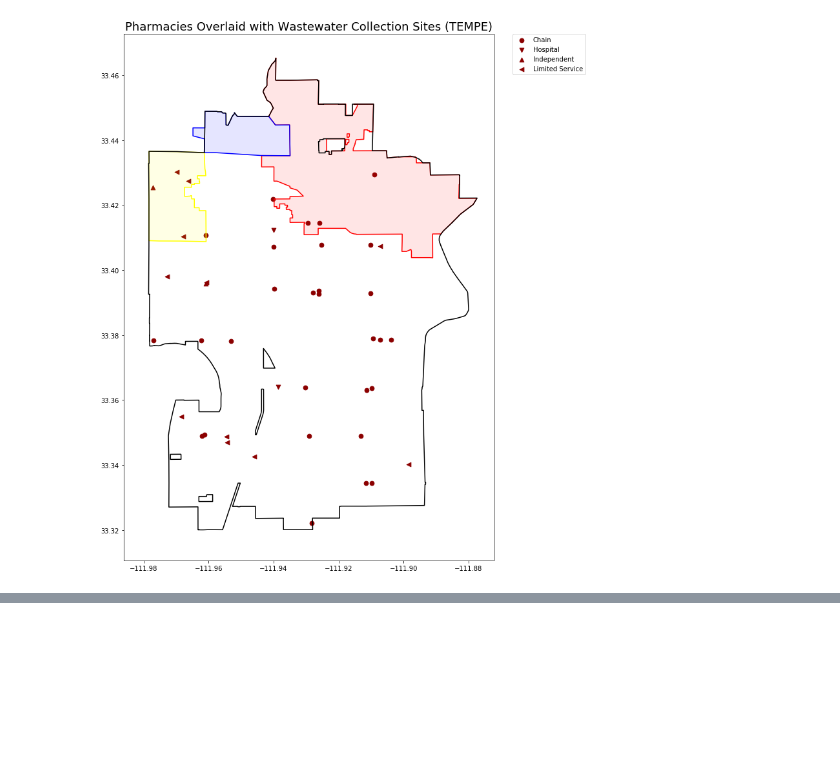
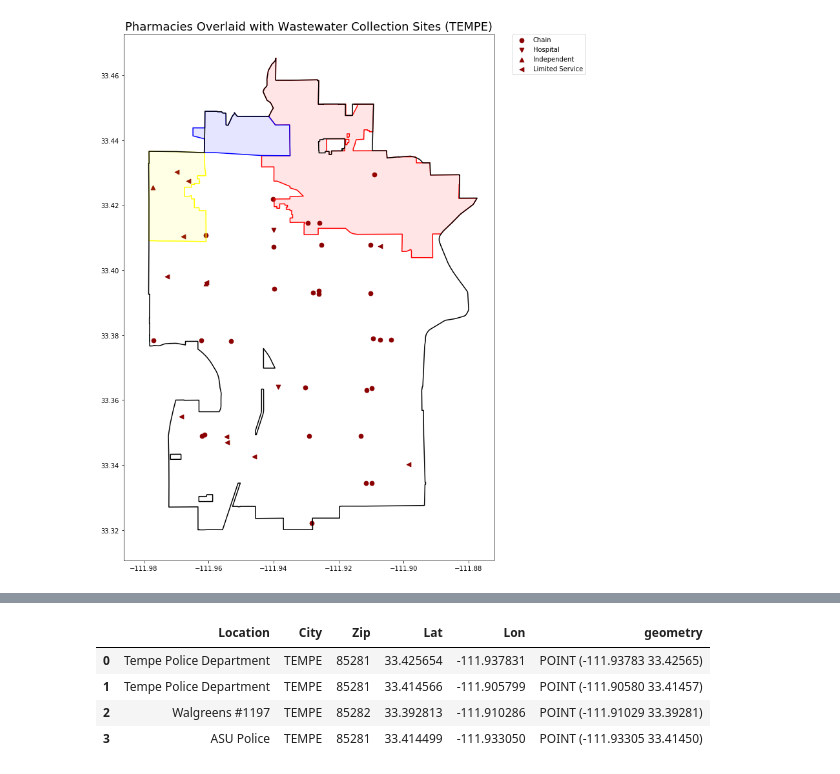
Before and after one commit to akinbule/OpioidsWastewaterPilot, a Jupyter notebook: TempeFacilities.ipynb, the cells around one changed output, grey strips where cells are left out. Drawn from its saved outputs; the diff is of its cells as text; code cells hidden in the pictures; blank space fills up the shorter version.

```diff
--- a/TempeFacilities.ipynb
+++ b/TempeFacilities.ipynb
@@ -524,0 +585,14 @@ plt.savefig('HealthFacilitiesPharmaciesMap.png')
+# %%
+tempe_dd = pd.DataFrame(dd_df)
+
+geometry = [Point(xy) for xy in zip(tempe_dd['Lon'],tempe_dd['Lat'])]
+
+
+geo_dd = gpd.GeoDataFrame(tempe_dd, crs = crs, geometry = geometry)
+geo_dd.head()
+# %% [output]
+|  | Location | City | Zip | Lat | Lon | geometry |
+| 0 | Tempe Police Department | TEMPE | 85281 | 33.425654 | -111.937831 | POINT (-111.93783 33.42565) |
+| 1 | Tempe Police Department | TEMPE | 85281 | 33.414566 | -111.905799 | POINT (-111.90580 33.41457) |
+| 2 | Walgreens #1197 | TEMPE | 85282 | 33.392813 | -111.910286 | POINT (-111.91029 33.39281) |
+| 3 | ASU Police | TEMPE | 85281 | 33.414499 | -111.933050 | POINT (-111.93305 33.41450) |
```
Also changed, not shown: parts of 19 cells of this notebook, 4 other files.
